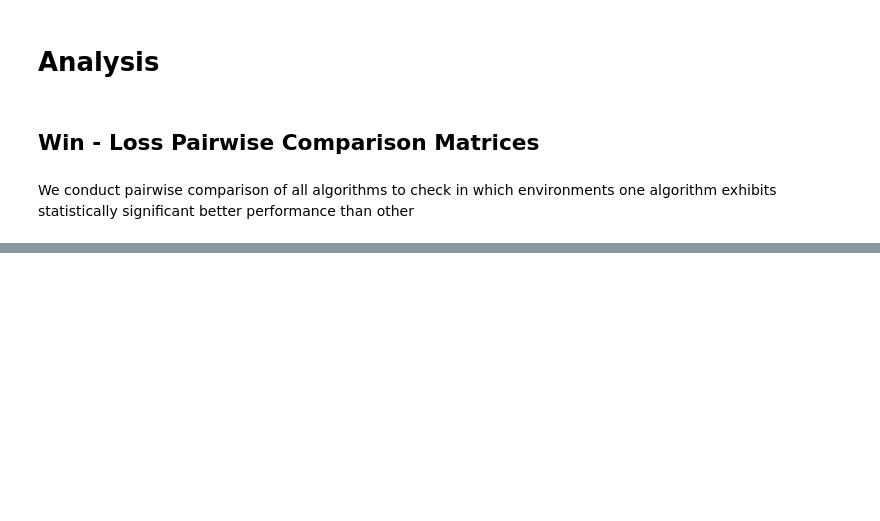
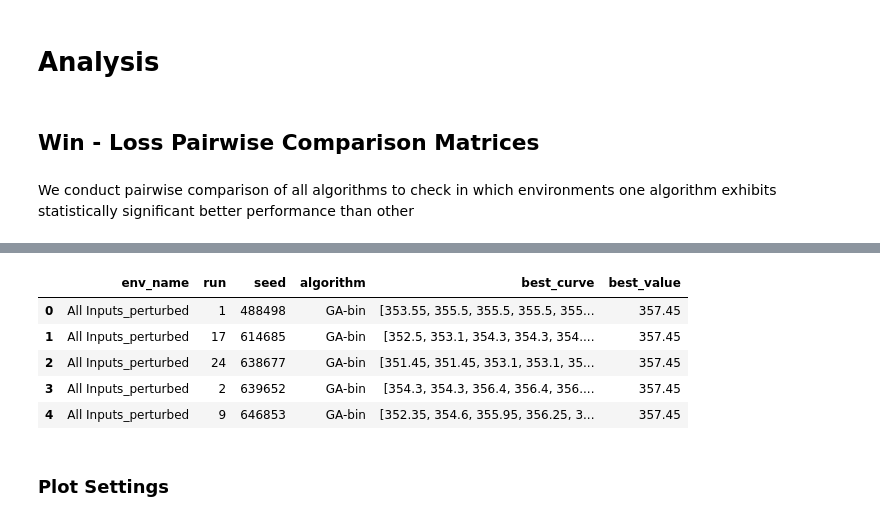
Before and after one commit to spartan14799/evolutionary-tax-strategies-sez, a Jupyter notebook: data_analysis/experiment/experiment_analysis.ipynb, the cells around one changed output, grey strips where cells are left out. Saved outputs shown, nothing was run; the diff lists cells and outputs as text; code cells hidden in the pictures; blank space fills up the shorter version.

```diff
--- a/data_analysis/experiment/experiment_analysis.ipynb
+++ b/data_analysis/experiment/experiment_analysis.ipynb
@@ -66,0 +355,12 @@ df_analysis = df_exp[df_exp['algorithm'].isin(algorithms)]
+# %%
+# Make a copy of the Dataframe
+df_graphics = df_analysis[["env_name", "run", "seed", "algorithm", "best_curve", "best_value"]].copy()
+# %%
+df_graphics.head(5)
+# %% [output]
+|  | env_name | run | seed | algorithm | best_curve | best_value |
+| 0 | All Inputs_perturbed | 1 | 488498 | GA-bin | [353.55, 355.5, 355.5, 355.5, 355... | 357.45 |
+| 1 | All Inputs_perturbed | 17 | 614685 | GA-bin | [352.5, 353.1, 354.3, 354.3, 354.... | 357.45 |
+| 2 | All Inputs_perturbed | 24 | 638677 | GA-bin | [351.45, 351.45, 353.1, 353.1, 35... | 357.45 |
+| 3 | All Inputs_perturbed | 2 | 639652 | GA-bin | [354.3, 354.3, 356.4, 356.4, 356.... | 357.45 |
+| 4 | All Inputs_perturbed | 9 | 646853 | GA-bin | [352.35, 354.6, 355.95, 356.25, 3... | 357.45 |
@@ -66,0 +440,2 @@ df_analysis = df_exp[df_exp['algorithm'].isin(algorithms)]
+# %% [markdown]
+### Plot Settings
```
Also changed, not shown: parts of 20 cells of this notebook.
